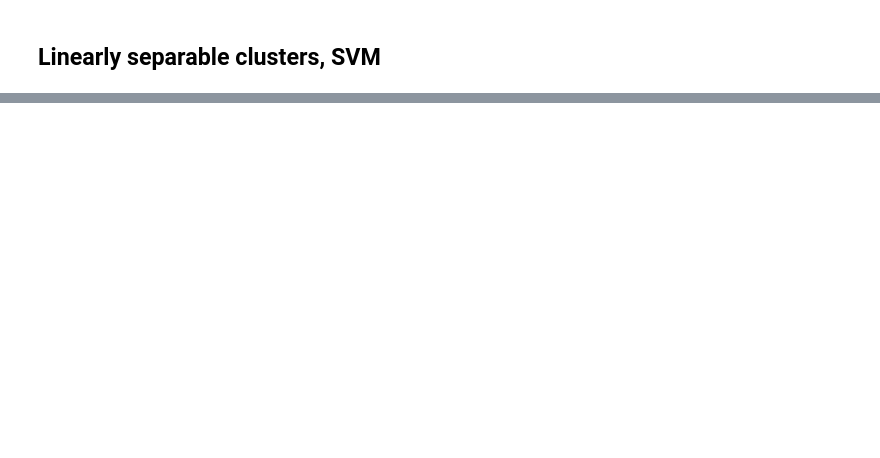
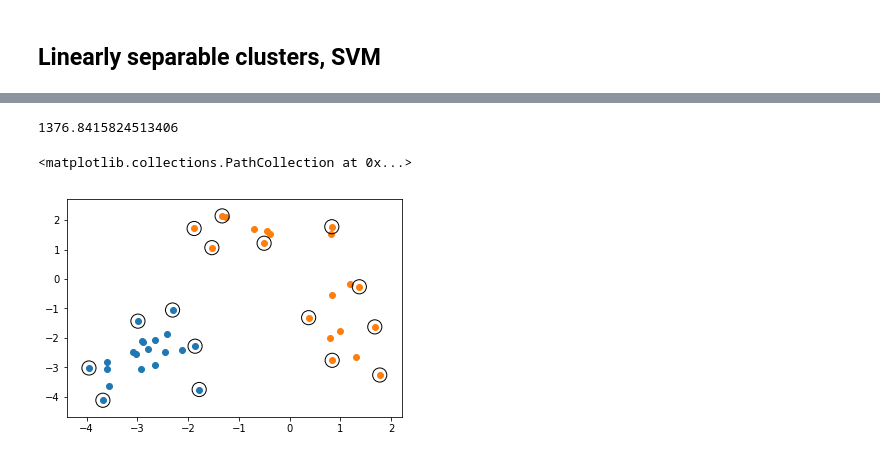
Before and after one commit to jvkersch/notebooks, a Jupyter notebook: FisherDiscriminant.ipynb, the cells around one changed output, grey strips where cells are left out. Drawn from its saved outputs; the diff is of its cells as text; code cells hidden in the pictures; blank space fills up the shorter version.

Commit message:
kernels

```diff
--- a/FisherDiscriminant.ipynb
+++ b/FisherDiscriminant.ipynb
@@ -94,18 +94,18 @@ plt.scatter(*samples2.T)
 from scipy.spatial.distance import pdist, squareform
 from scipy.stats import norm
 
-gamma = 0.1
+gamma = 1.0
 
 points = np.vstack([samples1, samples2])
 
 n = samples1.shape[0]
-dist = pdist(points)
-#kernel = squareform(np.exp(-dist ** 2 / (2*gamma**2)))
+dist = squareform(pdist(points))
+kernel = np.exp(-dist ** 2 / (2*gamma**2))
 
-kernel = np.empty((2*n, 2*n), dtype=float)
-for i in range(2*n):
-    for j in range(2*n):
-        kernel[i, j] = np.dot(points[i], points[j])
+#kernel = np.empty((2*n, 2*n), dtype=float)
+#for i in range(2*n):
+#    for j in range(2*n):
+#        kernel[i, j] = np.dot(points[i], points[j])
 
 signs = np.array(n*[1] + n*[-1])
 signed_kernel = kernel * np.outer(signs, signs)
@@ -161,0 +135,2 @@ array([[  4.73386897e-10],
+# %%
+a = np.squeeze(np.array(sol['x'])); a
@@ -161,0 +156,14 @@ array([[  4.73386897e-10],
+# %%
+np.linalg.cond(u)
+# %% [output]
+1376.8415824513406
+# %%
+plt.scatter(*samples1.T)
+plt.scatter(*samples2.T)
+
+support_vectors = a > 1e-5
+
+plt.scatter(*points[support_vectors].T, edgecolors='black', facecolors='none', s=200)
+# %% [output]
+<matplotlib.collections.PathCollection at 0x...>
+[figure, added]
```
Also changed, not shown: parts of 11 cells of this notebook, 1 other file.
